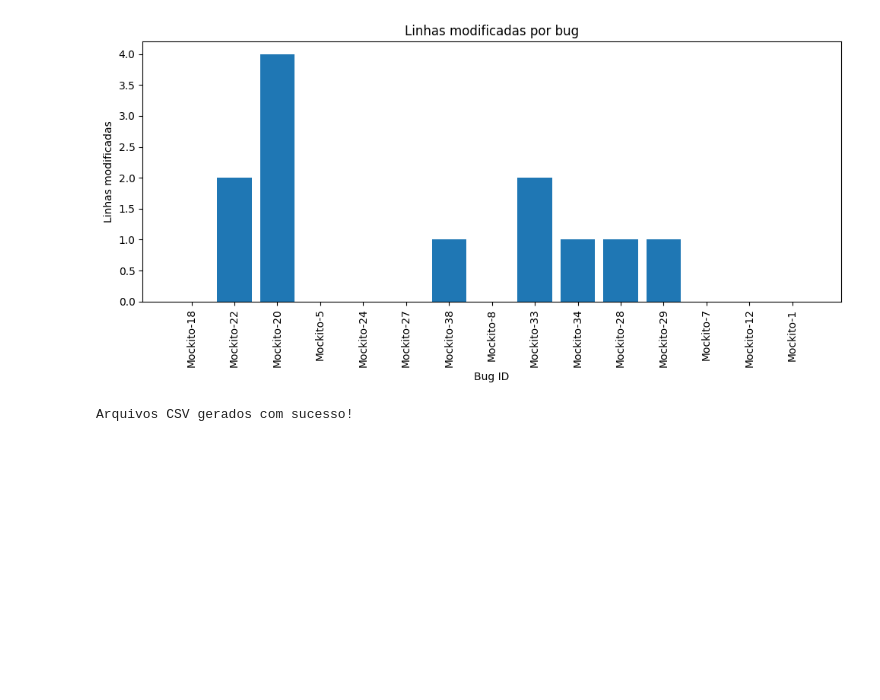
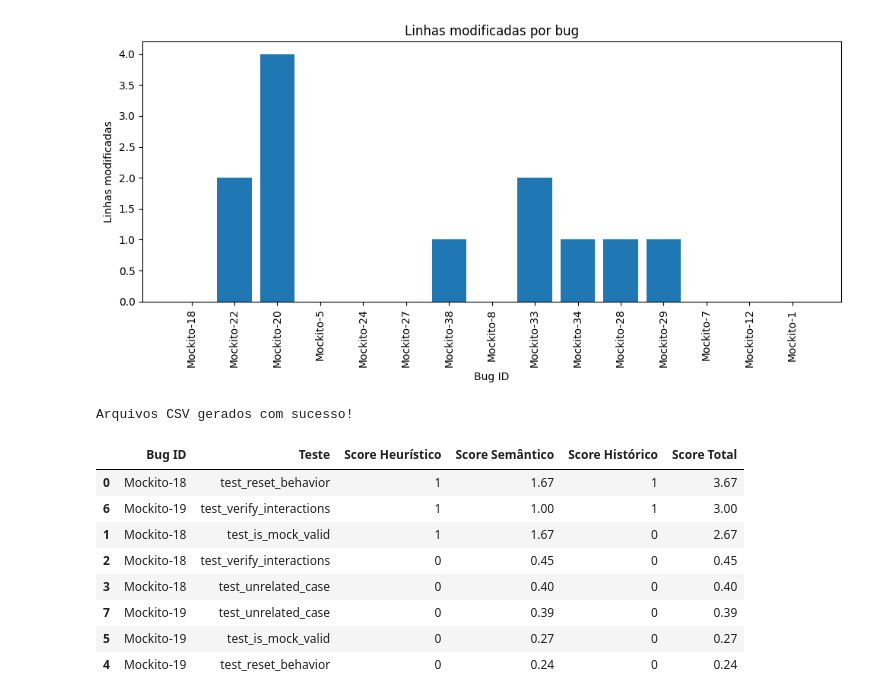
Before and after one commit to Lucas-RNascimento/ProjetoAplicadoMLSelecaoCasosTestesGuiadaPorMudancas, a Jupyter notebook: notebooks/analiseCasosTestesGuiadaPorMudanca.ipynb, the cells around one changed output. Saved outputs shown, nothing was run; the diff lists cells and outputs as text; code cells hidden in the pictures; blank space fills up the shorter version.

```diff
--- a/notebooks/analiseCasosTestesGuiadaPorMudanca.ipynb
+++ b/notebooks/analiseCasosTestesGuiadaPorMudanca.ipynb
@@ -131,0 +158,33 @@ Arquivos CSV gerados com sucesso!
+# %%
+# Gerar correlação
+correlacoes = []
+
+for bug in bugs:
+    for teste in testes:
+        heuristic_score = len(set(bug["funcoes_modificadas"]) & set(teste["funcoes_cobertas"]))
+        semantic_score = semantic_similarity(bug["funcoes_modificadas"], teste["funcoes_cobertas"])
+        failure_score = 1 if bug["bug_id"] in teste["falhou_em"] else 0
+        total_score = heuristic_score + semantic_score + failure_score
+
+        correlacoes.append({
+            "Bug ID": bug["bug_id"],
+            "Teste": teste["nome_teste"],
+            "Score Heurístico": heuristic_score,
+            "Score Semântico": semantic_score,
+            "Score Histórico": failure_score,
+            "Score Total": round(total_score, 2)
+        })
+
+# Exibir tabela
+df_correlacao = pd.DataFrame(correlacoes)
+df_correlacao.sort_values(by="Score Total", ascending=False)
+# %% [output]
+|  | Bug ID | Teste | Score Heurístico | Score Semântico | Score Histórico | Score Total |
+| 0 | Mockito-18 | test_reset_behavior | 1 | 1.67 | 1 | 3.67 |
+| 6 | Mockito-19 | test_verify_interactions | 1 | 1.00 | 1 | 3.00 |
+| 1 | Mockito-18 | test_is_mock_valid | 1 | 1.67 | 0 | 2.67 |
+| 2 | Mockito-18 | test_verify_interactions | 0 | 0.45 | 0 | 0.45 |
+| 3 | Mockito-18 | test_unrelated_case | 0 | 0.40 | 0 | 0.40 |
+| 7 | Mockito-19 | test_unrelated_case | 0 | 0.39 | 0 | 0.39 |
+| 5 | Mockito-19 | test_is_mock_valid | 0 | 0.27 | 0 | 0.27 |
+| 4 | Mockito-19 | test_reset_behavior | 0 | 0.24 | 0 | 0.24 |
```
Also changed, not shown: parts of 7 cells of this notebook.
